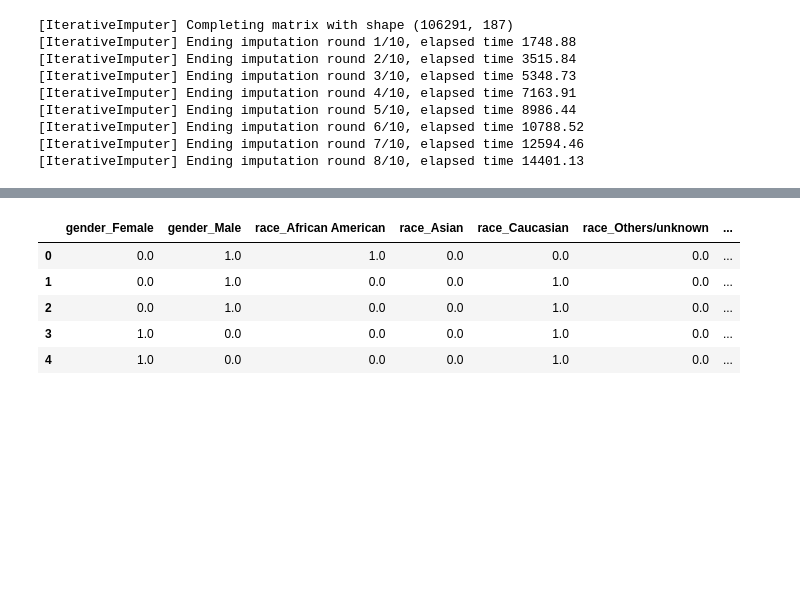
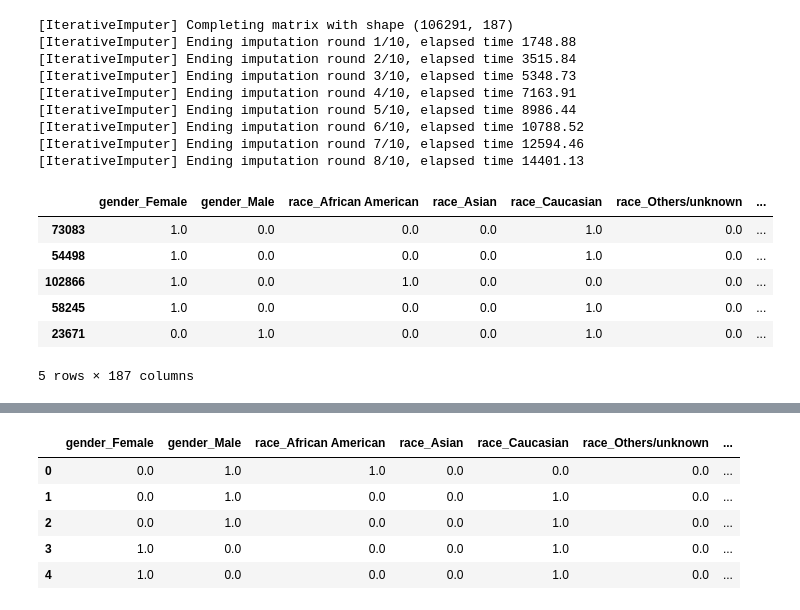
Before and after one commit to xuejianma/SigmaSquare, a Jupyter notebook: DII_vital.ipynb, the cells around one changed output, grey strips where cells are left out. Cells and saved outputs as stored; diff of their text form; code cells hidden in the pictures; blank space fills up the shorter version.

```diff
--- a/DII_vital.ipynb
+++ b/DII_vital.ipynb
@@ -377,0 +391,11 @@ with open('imp_KNN_10.pickle','wb') as file:
+# %%
+df_train = pd.read_csv('Archive/sepsis2_task1_training/df_train.csv',index_col = [0])
+df_test = pd.read_csv('Archive/sepsis2_task1_training/df_test.csv',index_col = [0])
+# %% [output]
+|  | gender_Female | gender_Male | race_African American | race_Asian | race_Caucasian | race_Others/unknown | ... |
+| 73083 | 1.0 | 0.0 | 0.0 | 0.0 | 1.0 | 0.0 | ... |
+| 54498 | 1.0 | 0.0 | 0.0 | 0.0 | 1.0 | 0.0 | ... |
+| 102866 | 1.0 | 0.0 | 1.0 | 0.0 | 0.0 | 0.0 | ... |
+| 58245 | 1.0 | 0.0 | 0.0 | 0.0 | 1.0 | 0.0 | ... |
+| 23671 | 0.0 | 1.0 | 0.0 | 0.0 | 1.0 | 0.0 | ... |
+5 rows × 187 columns
```
Also changed, not shown: parts of 16 cells of this notebook.
